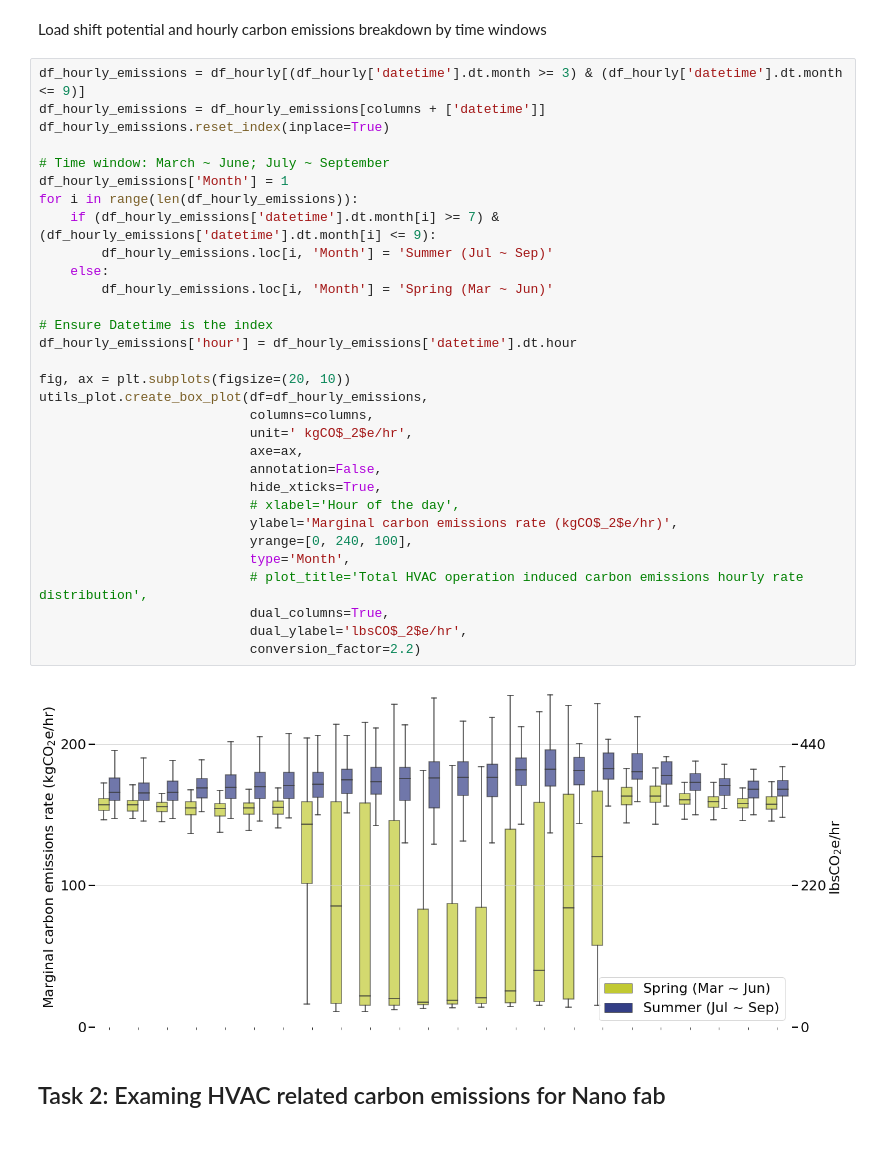
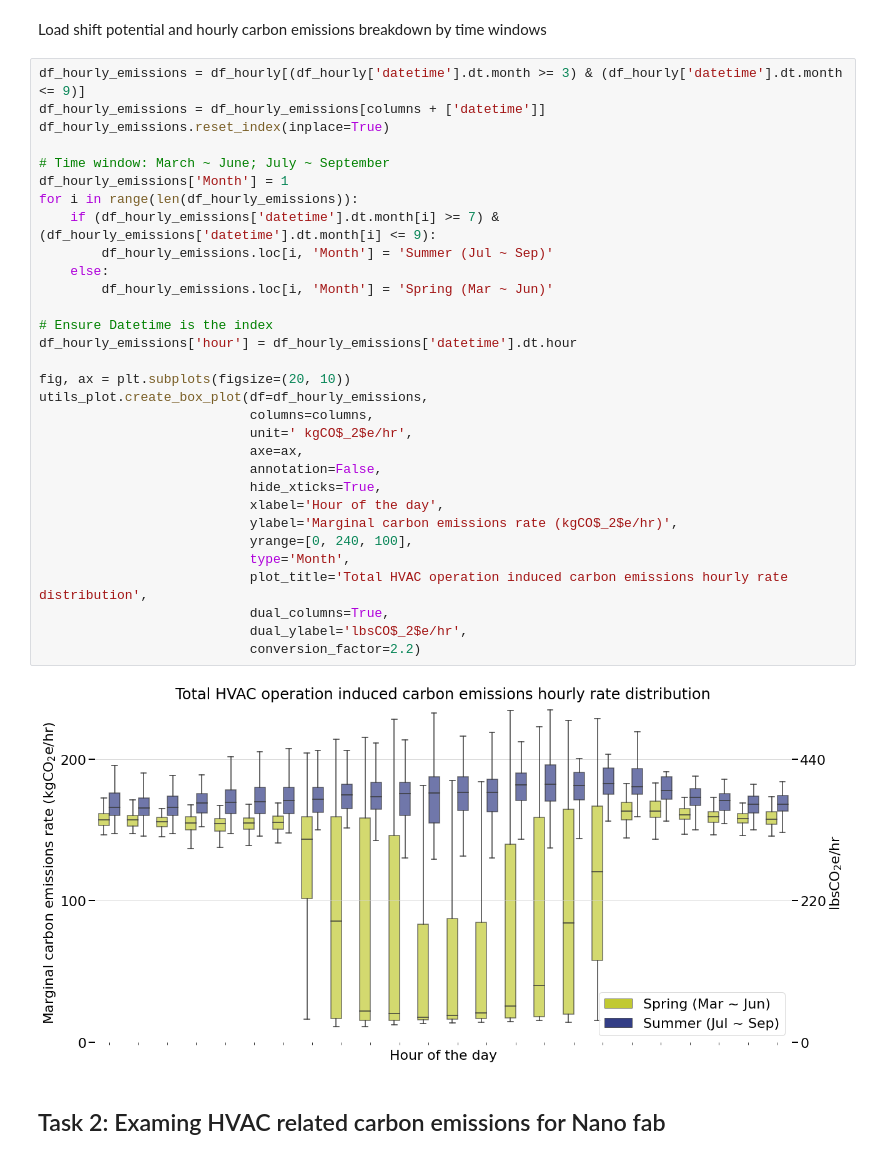
Before and after one commit to ZAY630/ls_sdh, a Jupyter notebook: analysis.ipynb, the cells around one changed output. Drawn from its saved outputs; the diff is of its cells as text.

```diff
--- a/analysis.ipynb
+++ b/analysis.ipynb
@@ -281,36 +281,36 @@ Load shift potential and hourly carbon emissions breakdown by time windows
 # %%
 df_hourly_emissions = df_hourly[(df_hourly['datetime'].dt.month >= 3) & (df_hourly['datetime'].dt.month <= 9)]
 df_hourly_emissions = df_hourly_emissions[columns + ['datetime']]
 df_hourly_emissions.reset_index(inplace=True)
 
 # Time window: March ~ June; July ~ September
 df_hourly_emissions['Month'] = 1
 for i in range(len(df_hourly_emissions)):
     if (df_hourly_emissions['datetime'].dt.month[i] >= 7) & (df_hourly_emissions['datetime'].dt.month[i] <= 9):
         df_hourly_emissions.loc[i, 'Month'] = 'Summer (Jul ~ Sep)'
     else:
         df_hourly_emissions.loc[i, 'Month'] = 'Spring (Mar ~ Jun)'
 
 # Ensure Datetime is the index
 df_hourly_emissions['hour'] = df_hourly_emissions['datetime'].dt.hour
 
 fig, ax = plt.subplots(figsize=(20, 10))
 utils_plot.create_box_plot(df=df_hourly_emissions,
                            columns=columns,
                            unit=' kgCO$_2$e/hr',
                            axe=ax,
                            annotation=False,
                            hide_xticks=True,
-                           # xlabel='Hour of the day',
+                           xlabel='Hour of the day',
                            ylabel='Marginal carbon emissions rate (kgCO$_2$e/hr)',
                            yrange=[0, 240, 100],
                            type='Month',
-                           # plot_title='Total HVAC operation induced carbon emissions hourly rate distribution',
+                           plot_title='Total HVAC operation induced carbon emissions hourly rate distribution',
                            dual_columns=True,
                            dual_ylabel='lbsCO$_2$e/hr',
                            conversion_factor=2.2)
 # %% [output]
-[figure, old version]
+[figure, new version]
 # %% [markdown]
 ## Task 2: Examing HVAC related carbon emissions for Nano fab
 # %%
```
Also changed, not shown: parts of 26 cells of this notebook.
